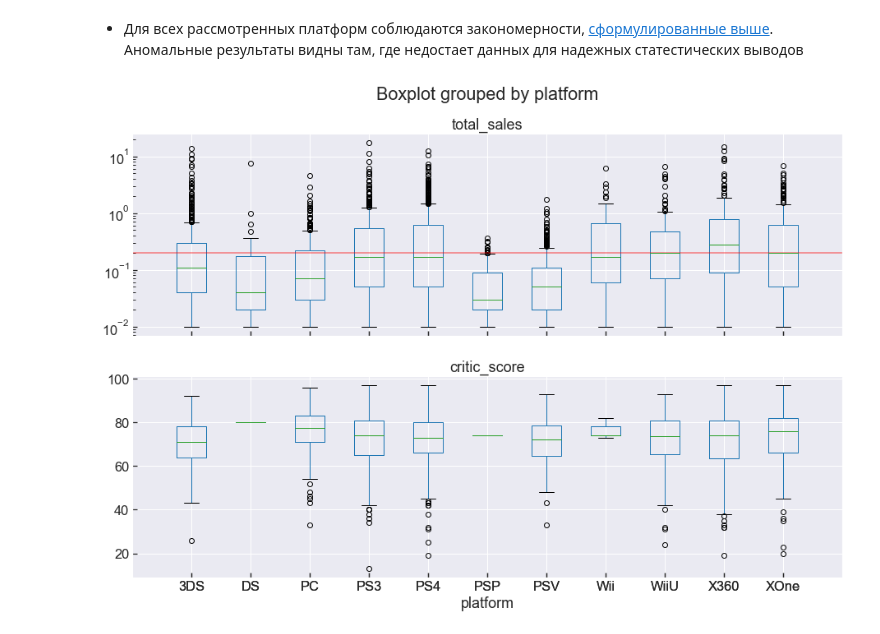
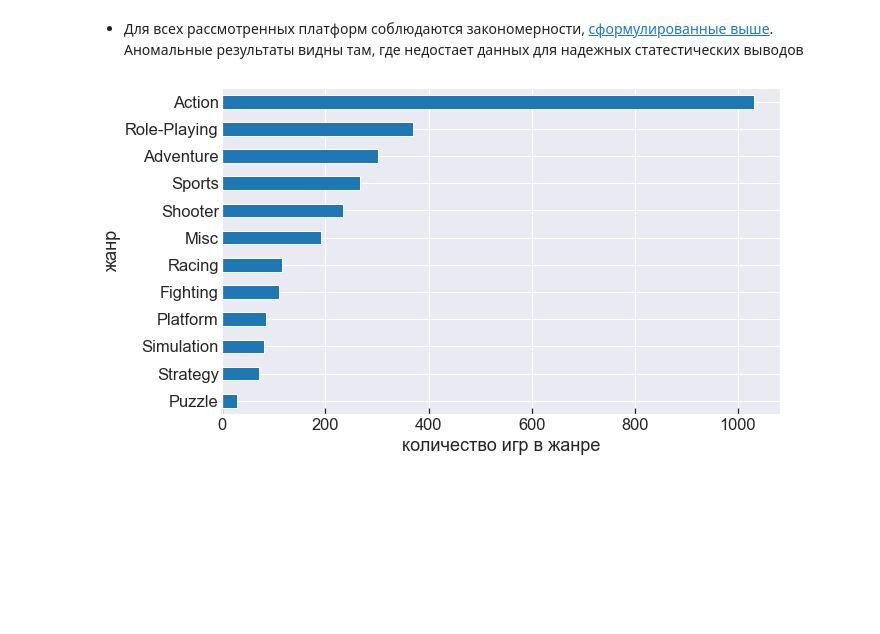
Before and after one commit to mbelveder/praktikum, a Jupyter notebook: gen_project_1/games.ipynb, the cells around one changed output. Drawn from its saved outputs; the diff is of its cells as text; code cells hidden in the pictures; blank space fills up the shorter version.

```diff
--- a/gen_project_1/games.ipynb
+++ b/gen_project_1/games.ipynb
@@ -371,20 +356,12 @@ corr_coeff(df=predict_df, platforms=platform_list, target_feature='user_score')
 | PSP |   pearson: -0.71;   dots: 4
 # %% [markdown]
 - Для всех рассмотренных платформ соблюдаются закономерности, [сформулированные выше](#ps4_corr). Аномальные результаты видны там, где недостает данных для надежных статестических выводов
-# %%
-fig, (ax, ax1) = plt.subplots(2, 1, figsize=(15, 10), sharex=True)
-
-predict_df.boxplot('total_sales', by='platform', ax=ax)
-ax.set_yscale('log')
-
-ax.hlines(.2, 0, 13, color='red', alpha=.5)
-ax.set_xlim(0, 12)
-ax.set_xlabel(None)
-
-predict_df.boxplot('critic_score', by='platform', ax=ax1)
-
-ax1.set_xlim(0, 12)
-
-plt.show()
-# %% [output]
-[figure, removed]
+# %%
+predict_df.value_counts('genre').sort_values().plot(kind='barh')
+
+plt.xlabel('количество игр в жанре')
+plt.ylabel('жанр')
+
+plt.show()
+# %% [output]
+[figure, added]
```
Also changed, not shown: parts of 13 cells of this notebook, 4 other files.
